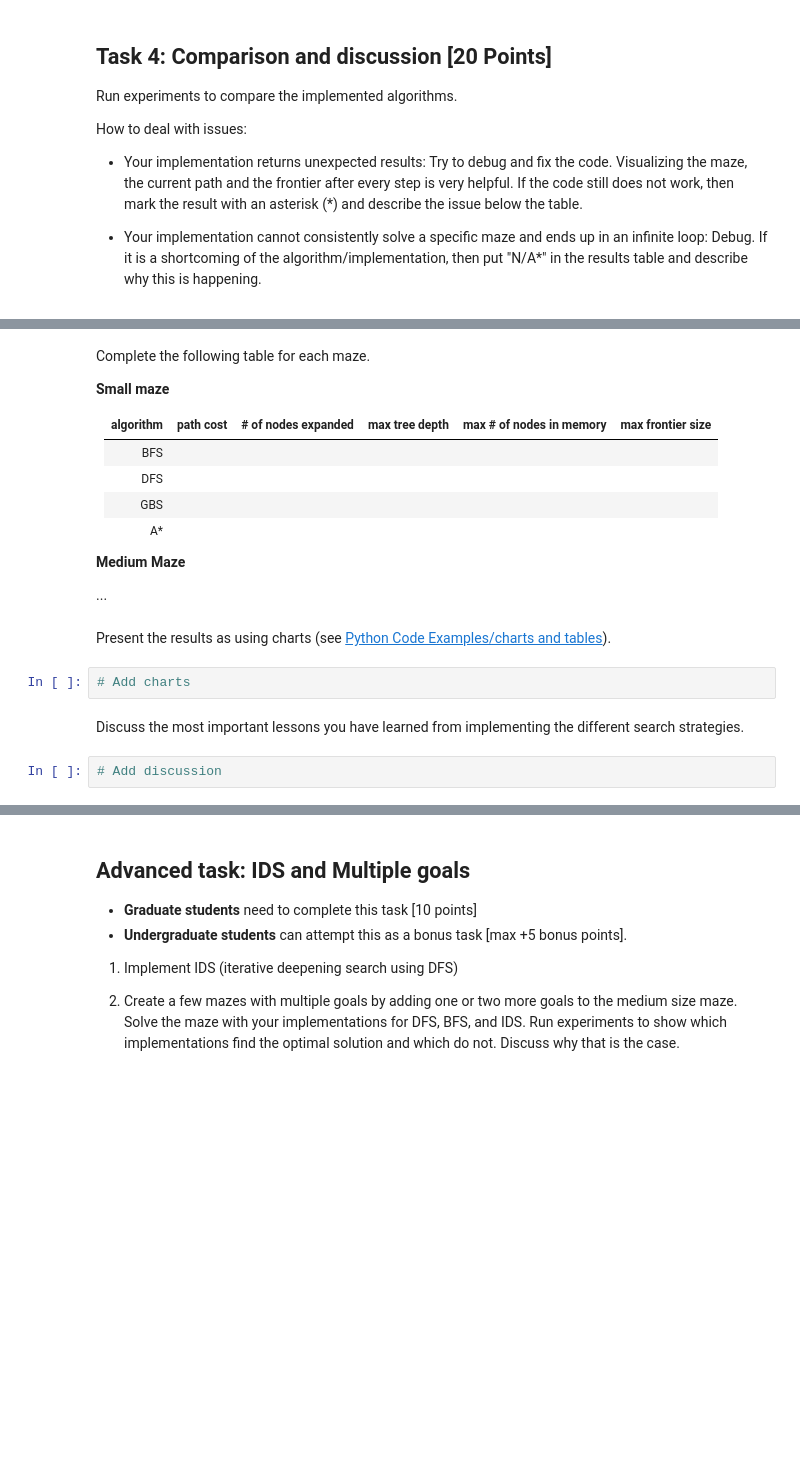
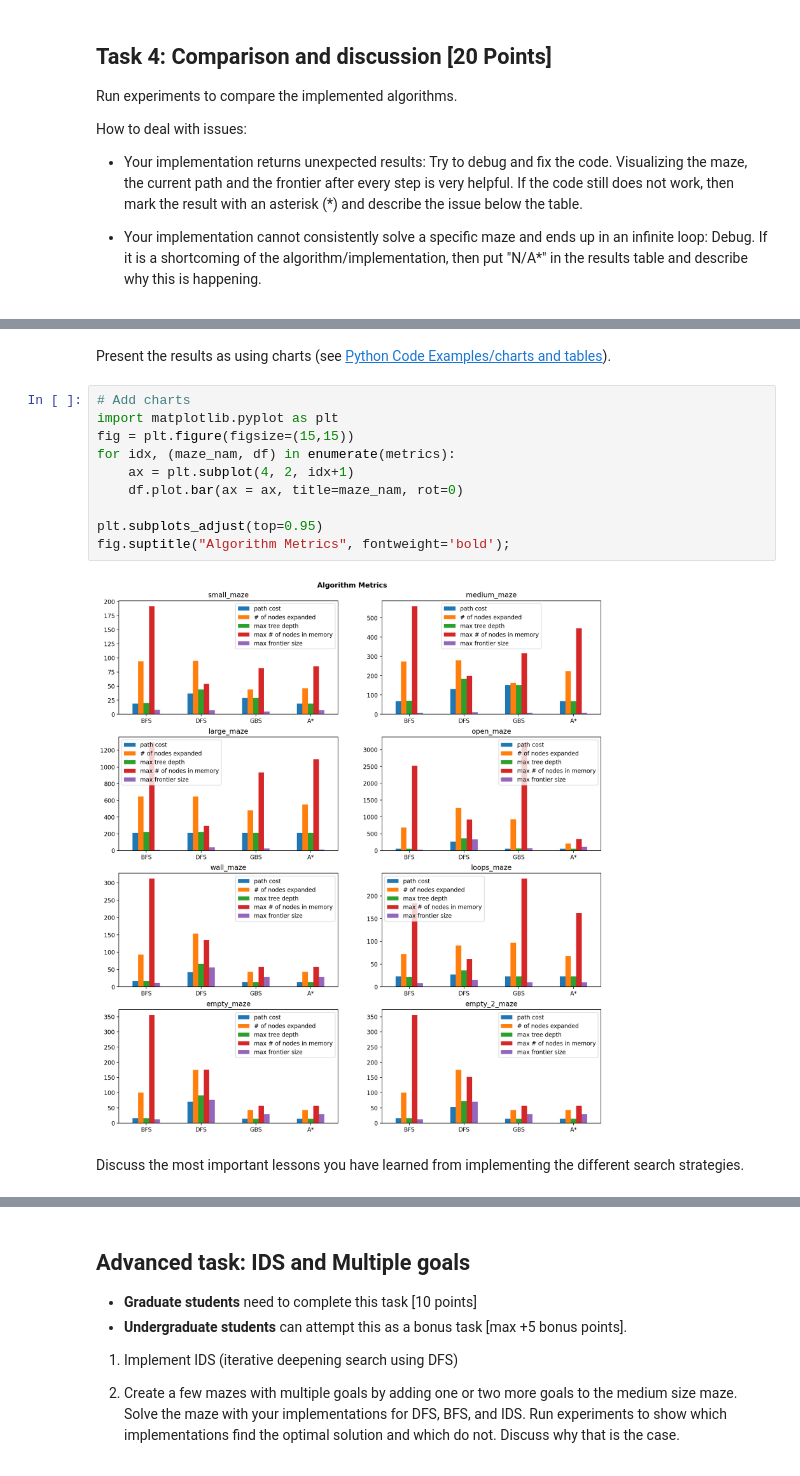
Before and after one commit to Owen-Deng/CS7320-AI, a Jupyter notebook: Search/Maze.ipynb, the cells around one changed output, grey strips where cells are left out. Drawn from its saved outputs; the diff is of its cells as text; blank space fills up the shorter version.

```diff
--- a/Search/Maze.ipynb
+++ b/Search/Maze.ipynb
@@ -437,23 +454,16 @@ large_maze
-# %% [markdown]
-Complete the following table for each maze.
-
-__Small maze__
-
-| algorithm | path cost | # of nodes expanded | max tree depth | max # of nodes in memory | max frontier size |
-|-----------|-----------|----------------|----------------|---------------|-------------------|
-| BFS       |           |                |                |               |                   |
-| DFS       |           |                |                |               |                   |
-| GBS       |           |                |                |               |                   |
-| A*        |           |                |                |               |                   |
-
-__Medium Maze__
-
-...
 # %% [markdown]
 Present the results as using charts (see [Python Code Examples/charts and tables](../HOWTOs/charts_and_tables.ipynb)).
-# %%
-# Add charts
+# %%
+# Add charts
+import matplotlib.pyplot as plt
+fig = plt.figure(figsize=(15,15))
+for idx, (maze_nam, df) in enumerate(metrics):
+    ax = plt.subplot(4, 2, idx+1)
+    df.plot.bar(ax = ax, title=maze_nam, rot=0)
+
+plt.subplots_adjust(top=0.95)
+fig.suptitle("Algorithm Metrics", fontweight='bold');
+# %% [output]
+[figure, added]
 # %% [markdown]
 Discuss the most important lessons you have learned from implementing the different search strategies.
-# %%
-# Add discussion
```
Also changed, not shown: parts of 7 cells of this notebook.
